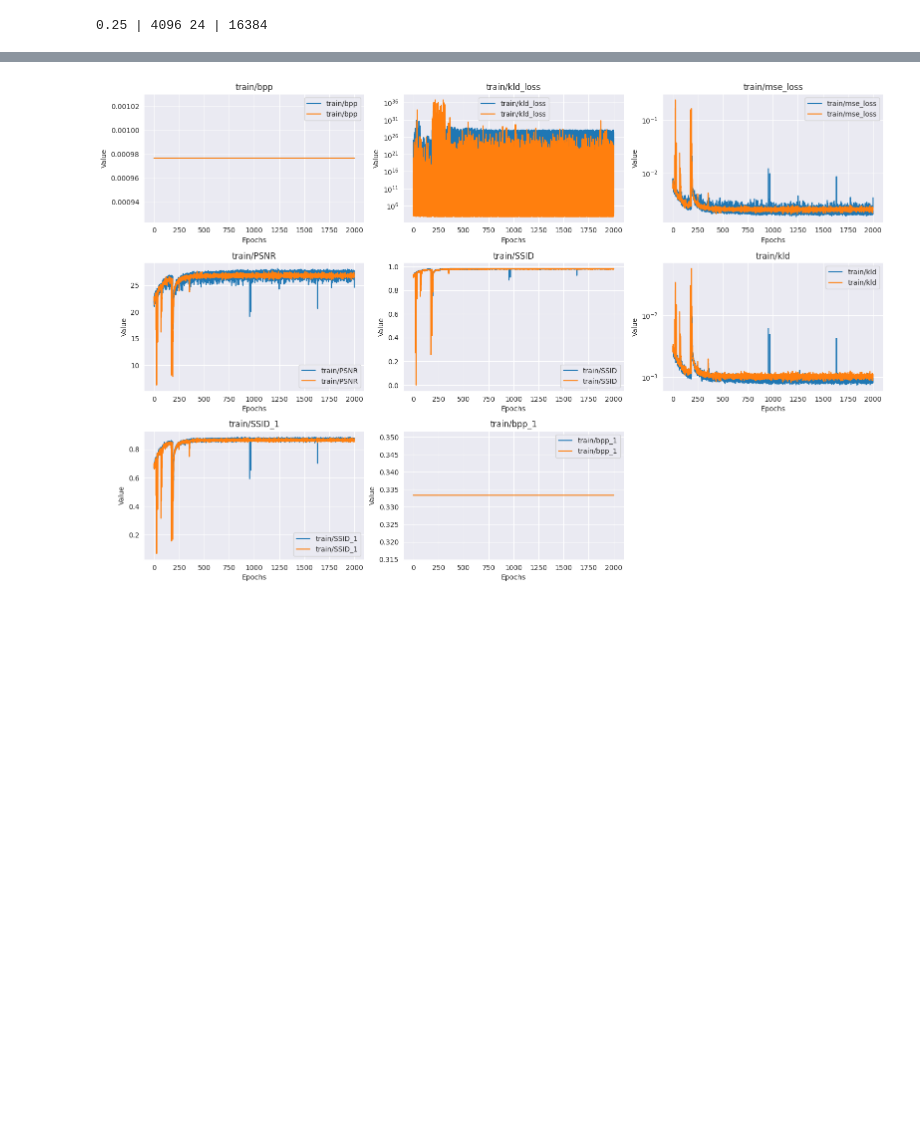
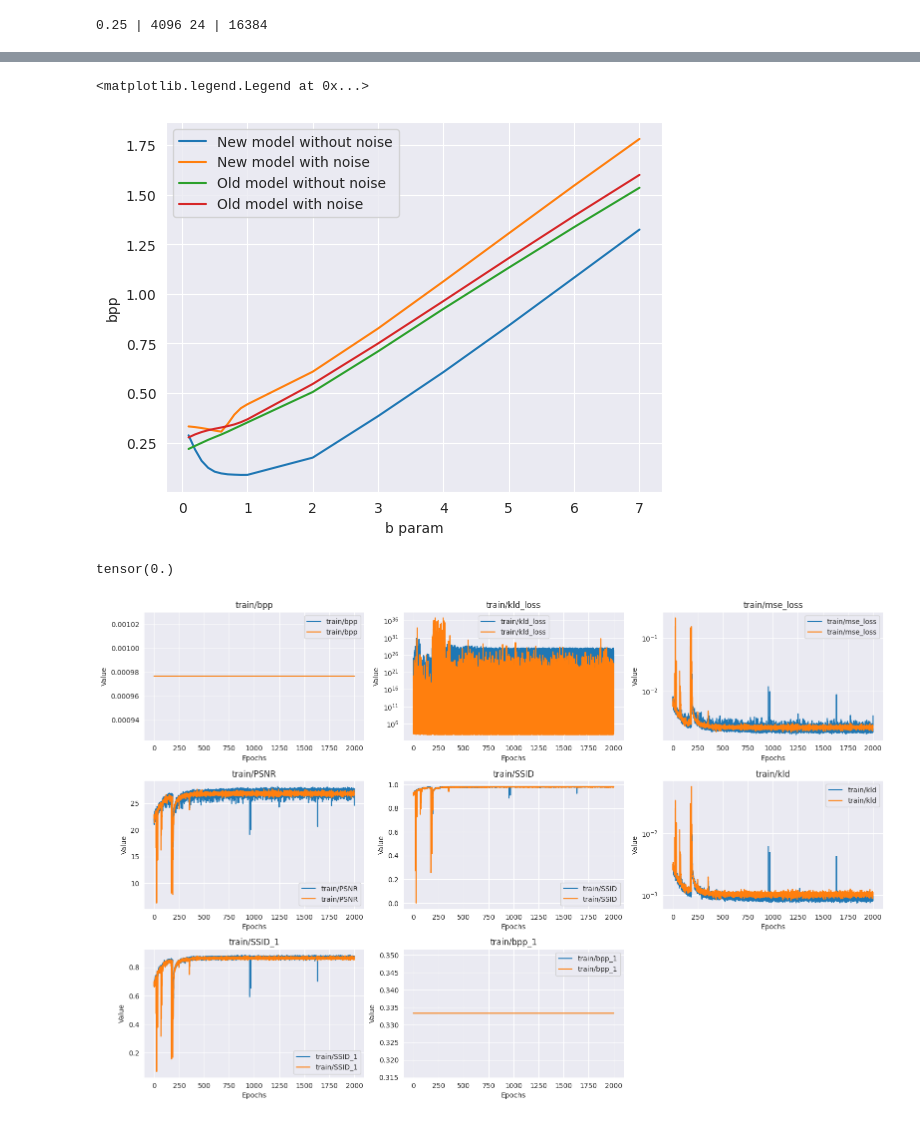
Before and after one commit to DaniinXorchenabo/info_and_coding_theory__itmo_1_1, a Jupyter notebook: notebooks/test.ipynb, the cells around one changed output, grey strips where cells are left out. Cells and saved outputs as stored; diff of their text form; code cells hidden in the pictures; blank space fills up the shorter version.

```diff
--- a/notebooks/test.ipynb
+++ b/notebooks/test.ipynb
@@ -441,0 +673,14 @@ assert modified_ssim - orig_ssim > 0.05, f"Недостаточно по кач
+# %%
+ax = sns.lineplot(data=df, y='new bpp', x='b param', label='New model without noise')
+ax = sns.lineplot(data=df, y='new noize bpp', x='b param', label='New model with noise', ax=ax)
+ax = sns.lineplot(data=df, y='old bpp', x='b param', label='Old model without noise', ax=ax)
+ax = sns.lineplot(data=df, y='old noize bpp', x='b param', label='Old model with noise', ax=ax)
+# ax = sns.lineplot(data=jpeg_df, x='jpeg bpp', y='jpeg SSIM', label='jpeg', ax=ax)
+
+# Настройка графика
+ax.set_xlabel('b param')
+ax.set_ylabel('bpp')
+ax.legend(loc='best')  # Добавление легенды
+# %% [output]
+<matplotlib.legend.Legend at 0x...>
+[figure, added]
@@ -442,3 +689,8 @@ assert modified_ssim - orig_ssim > 0.05, f"Недостаточно по кач
+# %%
+latent.size()
+latent.min()
+# %% [output]
+tensor(0.)
 # %%
 # epochs_count = 500
 # Построение графиков
```
Also changed, not shown: parts of 25 cells of this notebook.
